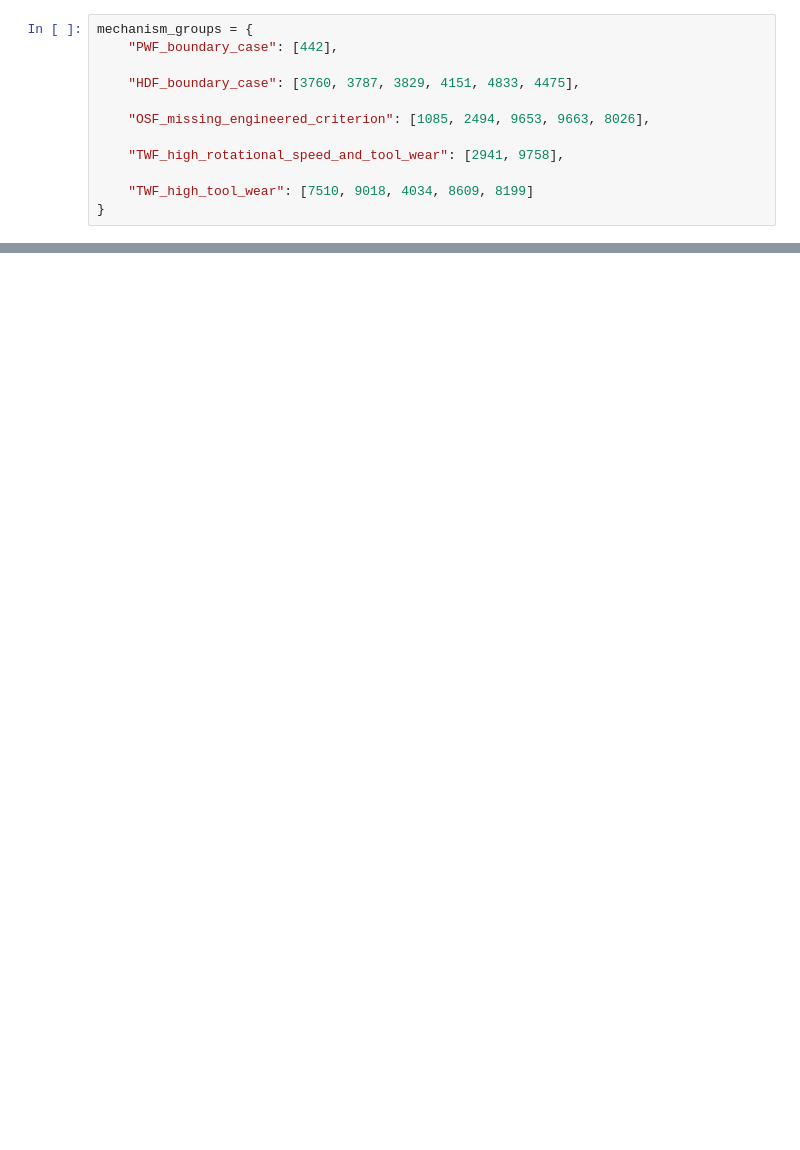
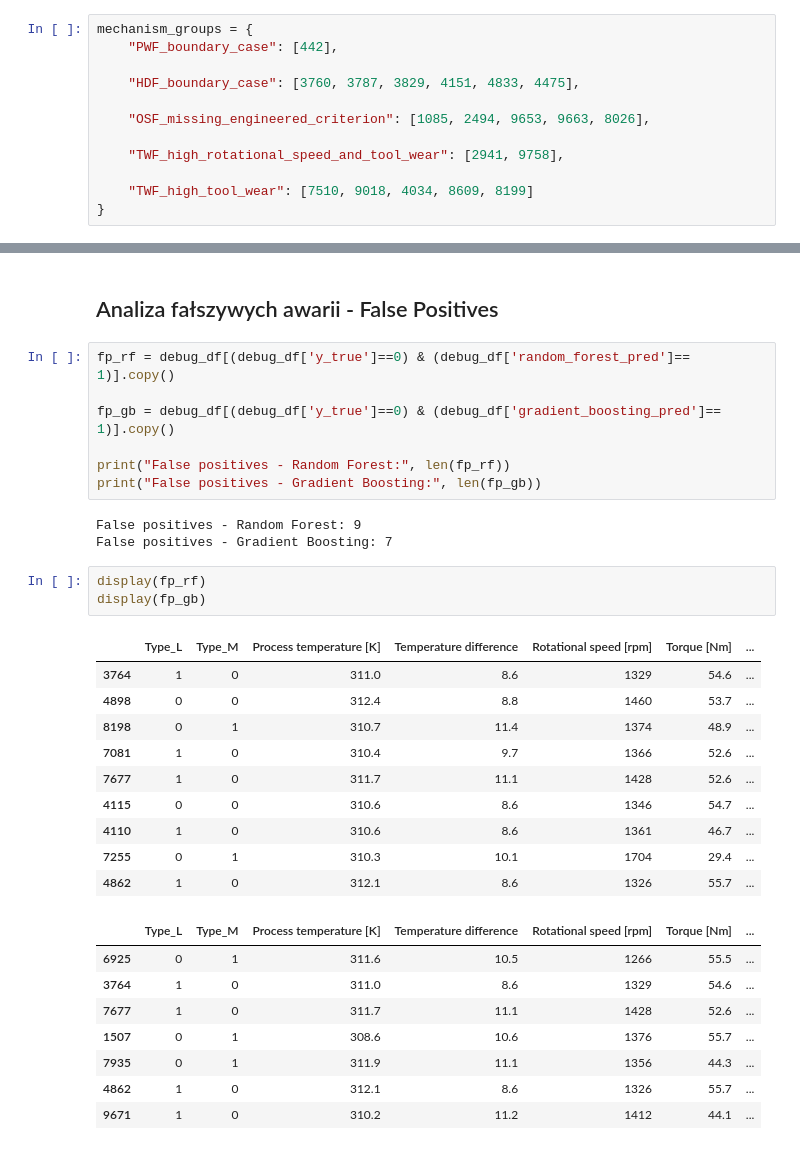
Before and after one commit to KacperKnapek/Machine-failure-prediction, a Jupyter notebook: notebooks/04_modeling.ipynb, the cells around one changed output, grey strips where cells are left out. Drawn from its saved outputs; the diff is of its cells as text; blank space fills up the shorter version.

Commit message:
Analiza False Positives

```diff
--- a/notebooks/04_modeling.ipynb
+++ b/notebooks/04_modeling.ipynb
@@ -573,0 +588,34 @@ mechanism_groups = {
+# %% [markdown]
+## Analiza fałszywych awarii - False Positives
+# %%
+fp_rf = debug_df[(debug_df['y_true']==0) & (debug_df['random_forest_pred']== 1)].copy()
+
+fp_gb = debug_df[(debug_df['y_true']==0) & (debug_df['gradient_boosting_pred']== 1)].copy()
+
+print("False positives - Random Forest:", len(fp_rf))
+print("False positives - Gradient Boosting:", len(fp_gb))
+# %% [output]
+False positives - Random Forest: 9
+False positives - Gradient Boosting: 7
+# %%
+display(fp_rf)
+display(fp_gb)
+# %% [output]
+|  | Type_L | Type_M | Process temperature [K] | Temperature difference | Rotational speed [rpm] | Torque [Nm] | ... |
+| 3764 | 1 | 0 | 311.0 | 8.6 | 1329 | 54.6 | ... |
+| 4898 | 0 | 0 | 312.4 | 8.8 | 1460 | 53.7 | ... |
+| 8198 | 0 | 1 | 310.7 | 11.4 | 1374 | 48.9 | ... |
+| 7081 | 1 | 0 | 310.4 | 9.7 | 1366 | 52.6 | ... |
+| 7677 | 1 | 0 | 311.7 | 11.1 | 1428 | 52.6 | ... |
+| 4115 | 0 | 0 | 310.6 | 8.6 | 1346 | 54.7 | ... |
+| 4110 | 1 | 0 | 310.6 | 8.6 | 1361 | 46.7 | ... |
+| 7255 | 0 | 1 | 310.3 | 10.1 | 1704 | 29.4 | ... |
+| 4862 | 1 | 0 | 312.1 | 8.6 | 1326 | 55.7 | ... |
+|  | Type_L | Type_M | Process temperature [K] | Temperature difference | Rotational speed [rpm] | Torque [Nm] | ... |
+| 6925 | 0 | 1 | 311.6 | 10.5 | 1266 | 55.5 | ... |
+| 3764 | 1 | 0 | 311.0 | 8.6 | 1329 | 54.6 | ... |
+| 7677 | 1 | 0 | 311.7 | 11.1 | 1428 | 52.6 | ... |
+| 1507 | 0 | 1 | 308.6 | 10.6 | 1376 | 55.7 | ... |
+| 7935 | 0 | 1 | 311.9 | 11.1 | 1356 | 44.3 | ... |
+| 4862 | 1 | 0 | 312.1 | 8.6 | 1326 | 55.7 | ... |
+| 9671 | 1 | 0 | 310.2 | 11.2 | 1412 | 44.1 | ... |
```
Also changed, not shown: parts of 11 cells of this notebook.
